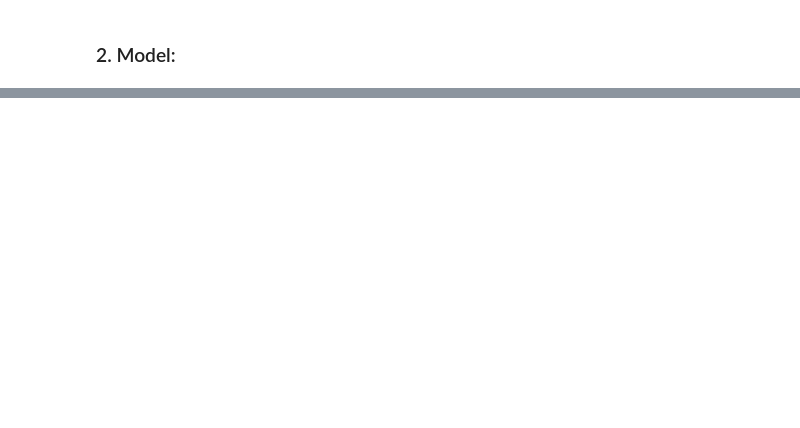
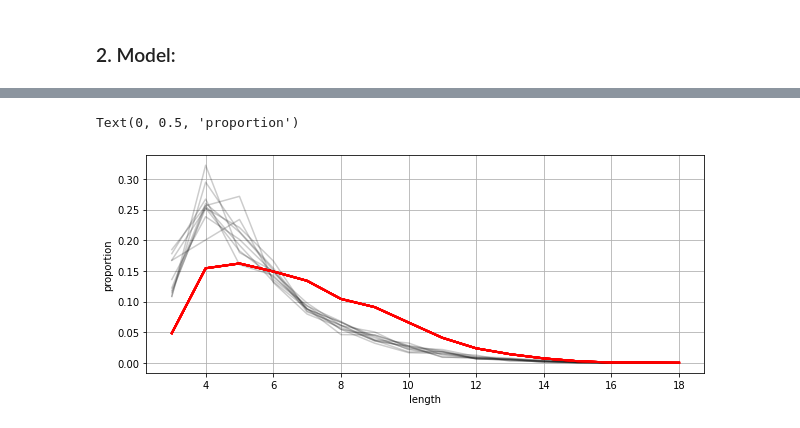
Before and after one commit to alexeykosh/2022-generative-inference-lexical-organization, a Jupyter notebook: ABC_draft.ipynb, the cells around one changed output, grey strips where cells are left out. Drawn from its saved outputs; the diff is of its cells as text; code cells hidden in the pictures; blank space fills up the shorter version.

Commit message:
added some simulations

```diff
--- a/ABC_draft.ipynb
+++ b/ABC_draft.ipynb
@@ -181,0 +222,11 @@ _ = plt.axis('off')
+# %%
+plt.figure(figsize=(10, 4))
+for _ in [sense_modelv1(a=10, b=0, c=0, treshold=20, epochs=10000, sim=True) for i in range(10)]:
+    plt.plot([i for i in range(3, 19)], _, alpha=0.2, color='black', label='simulation')
+    plt.plot([i for i in range(3, 19)], data_obs, color='red', linewidth=2, label='true values')
+plt.grid()
+plt.xlabel('length')
+plt.ylabel('proportion')
+# %% [output]
+Text(0, 0.5, 'proportion')
+[figure, added]
```
Also changed, not shown: parts of 30 cells of this notebook.
